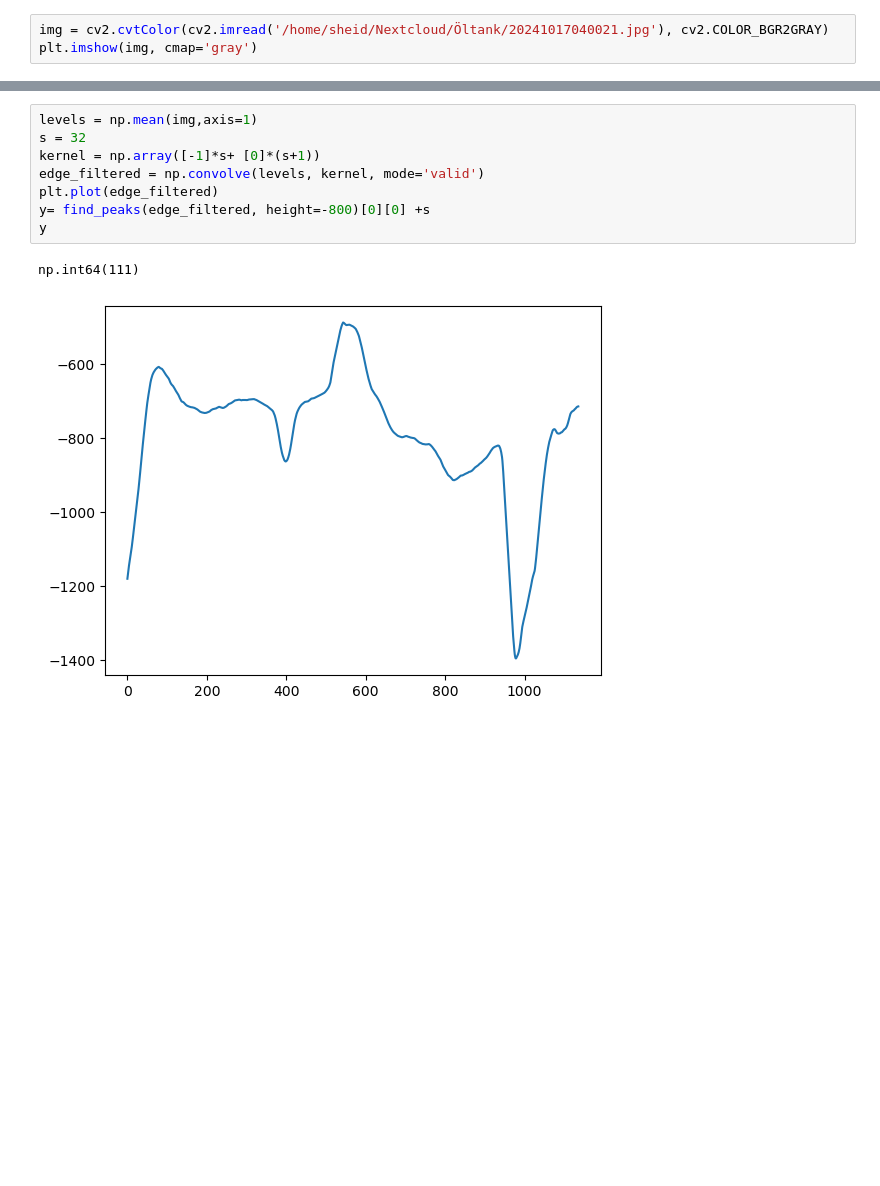
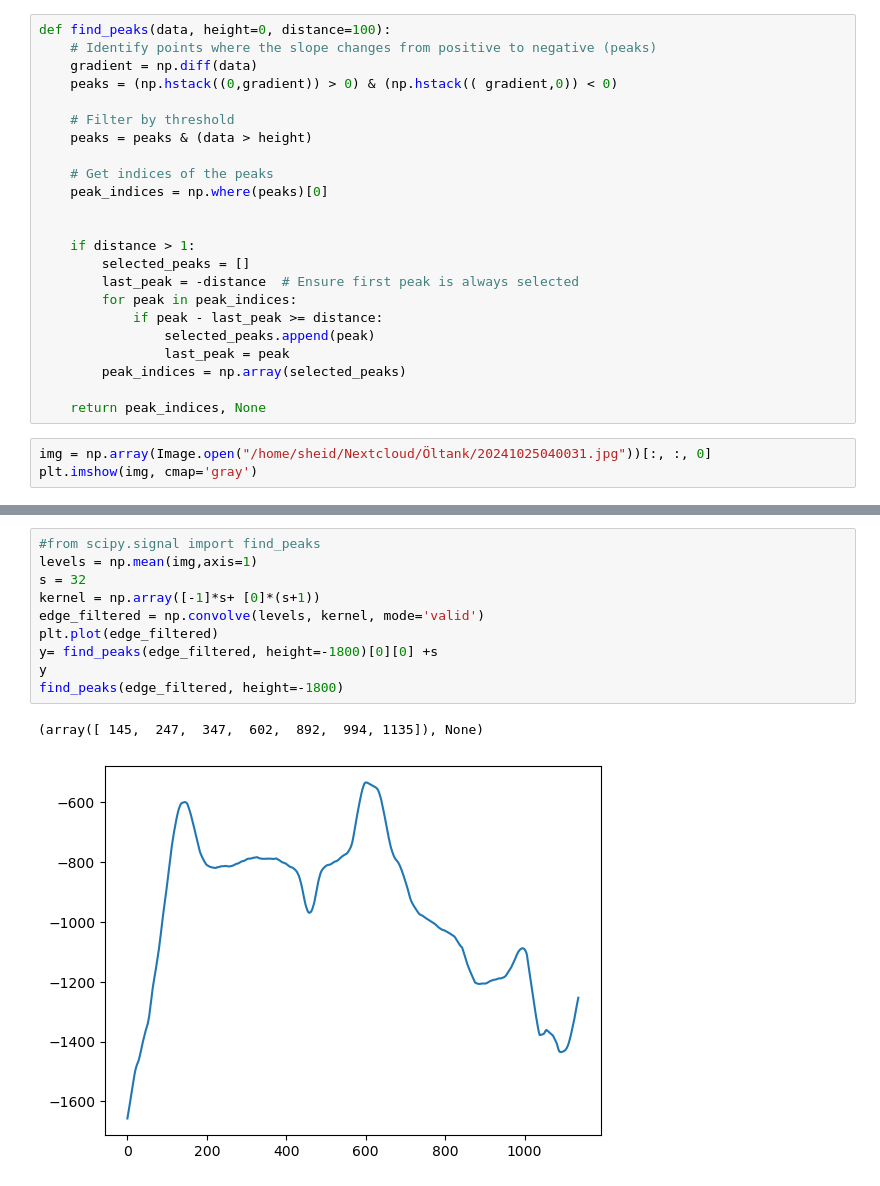
Before and after one commit to stheid/ha-tank-level, a Jupyter notebook: Level.ipynb, the cells around one changed output, grey strips where cells are left out. Drawn from its saved outputs; the diff is of its cells as text; blank space fills up the shorter version.

Commit message:
removed scipy dependency

```diff
--- a/Level.ipynb
+++ b/Level.ipynb
@@ -3,8 +3,31 @@ import cv2
 from matplotlib import pyplot as plt
 import numpy as np
 from scipy.signal import find_peaks
+# %%
+def find_peaks(data, height=0, distance=100):
+    # Identify points where the slope changes from positive to negative (peaks)
+    gradient = np.diff(data)
+    peaks = (np.hstack((0,gradient)) > 0) & (np.hstack(( gradient,0)) < 0)
+
+    # Filter by threshold
+    peaks = peaks & (data > height)
+
+    # Get indices of the peaks
+    peak_indices = np.where(peaks)[0]
+
+
+    if distance > 1:
+        selected_peaks = []
+        last_peak = -distance  # Ensure first peak is always selected
+        for peak in peak_indices:
+            if peak - last_peak >= distance:
+                selected_peaks.append(peak)
+                last_peak = peak
+        peak_indices = np.array(selected_peaks)
+
+    return peak_indices, None
 # %%
-img = cv2.cvtColor(cv2.imread('/home/sheid/Nextcloud/Öltank/20241017040021.jpg'), cv2.COLOR_BGR2GRAY)
+img = np.array(Image.open("/home/sheid/Nextcloud/Öltank/20241025040031.jpg"))[:, :, 0]
 plt.imshow(img, cmap='gray')
 # %% [output]
 <matplotlib.image.AxesImage at 0x...>
@@ -12,14 +42,16 @@ plt.imshow(img, cmap='gray')
 # %%
+#from scipy.signal import find_peaks
 levels = np.mean(img,axis=1)
 s = 32
 kernel = np.array([-1]*s+ [0]*(s+1))
 edge_filtered = np.convolve(levels, kernel, mode='valid')
 plt.plot(edge_filtered)
-y= find_peaks(edge_filtered, height=-800)[0][0] +s
+y= find_peaks(edge_filtered, height=-1800)[0][0] +s
 y
+find_peaks(edge_filtered, height=-1800)
 # %% [output]
-np.int64(111)
+(array([ 145,  247,  347,  602,  892,  994, 1135]), None)
-[figure, old version]
+[figure, new version]
 # %%
 region = img
 plt.imshow(region, cmap='gray')
```
Also changed, not shown: parts of 10 cells of this notebook, 2 other files.
